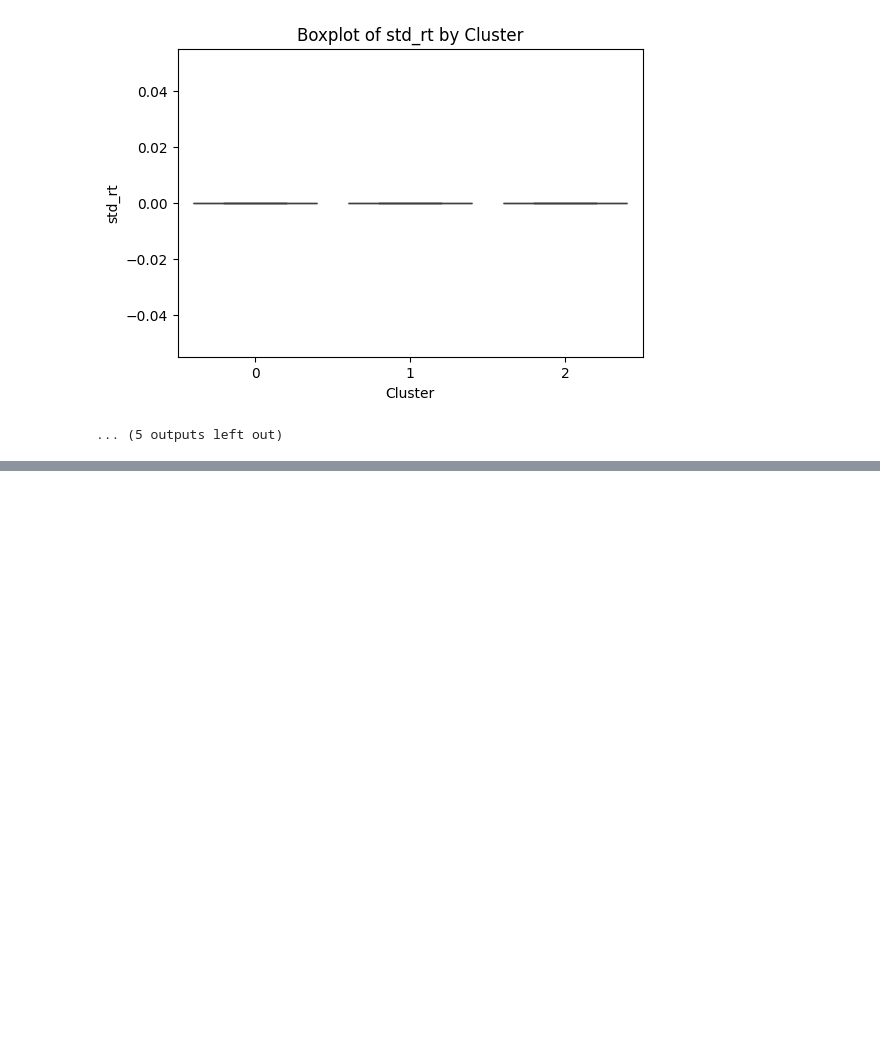
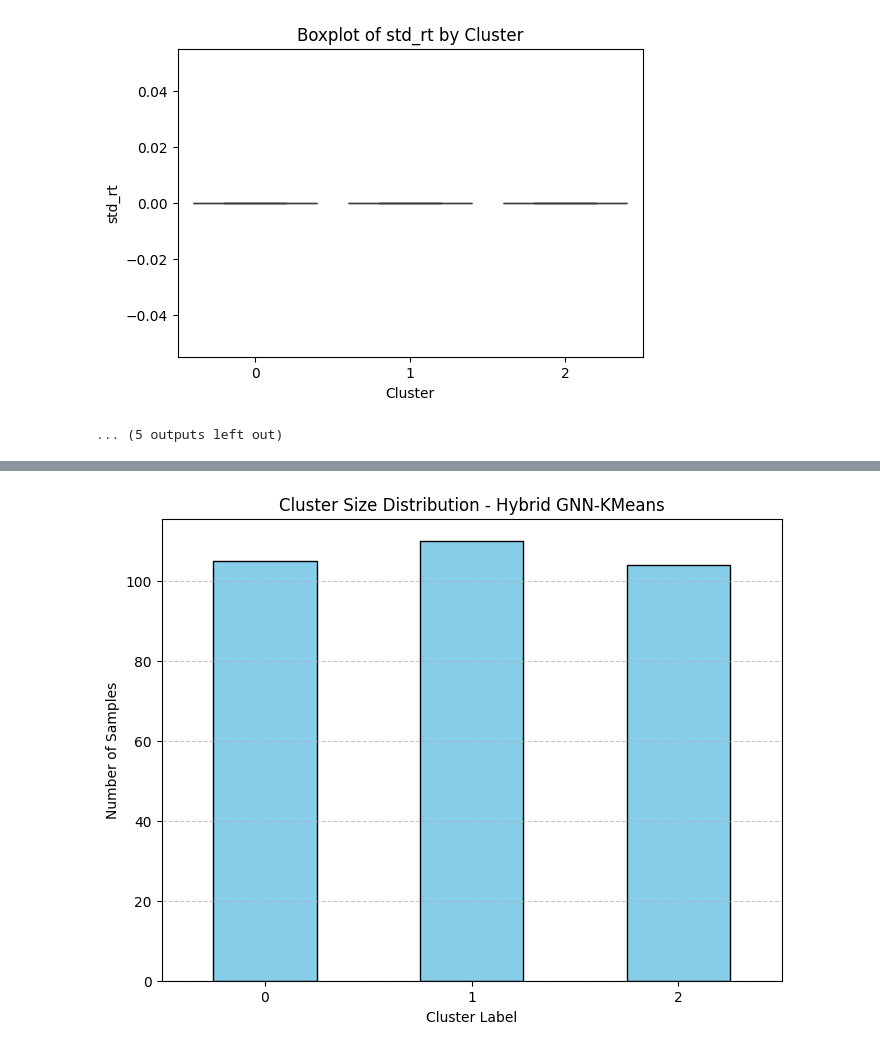
Before and after one commit to AyeshaAnzerBCIT/Multisource, a Jupyter notebook: BehavioralData_KNN.ipynb, the cells around one changed output, grey strips where cells are left out. Saved outputs shown, nothing was run; the diff lists cells and outputs as text; code cells hidden in the pictures; blank space fills up the shorter version.

```diff
--- a/BehavioralData_KNN.ipynb
+++ b/BehavioralData_KNN.ipynb
@@ -660,0 +1419,31 @@ Cluster
+# %%
+import matplotlib.pyplot as plt
+
+def plot_cluster_distribution(df):
+    """Plots cluster size distribution for the Hybrid GNN-KMeans approach"""
+
+    # Check if the clustering column exists
+    if "Hybrid_GNN_KMeans" not in df.columns:
+        print("Error: Column 'Hybrid_GNN_KMeans' not found in dataframe.")
+        return
+
+    # Ensure cluster labels are integers
+    df["Hybrid_GNN_KMeans"] = df["Hybrid_GNN_KMeans"].astype(int)
+
+    # Count cluster occurrences
+    cluster_counts = df["Hybrid_GNN_KMeans"].value_counts().sort_index()
+
+    # Plot bar chart
+    plt.figure(figsize=(8,6))
+    cluster_counts.plot(kind="bar", color="skyblue", edgecolor="black")
+    plt.xlabel("Cluster Label")
+    plt.ylabel("Number of Samples")
+    plt.title("Cluster Size Distribution - Hybrid GNN-KMeans")
+    plt.xticks(rotation=0)
+    plt.grid(axis="y", linestyle="--", alpha=0.7)
+    plt.show()
+
+# Call the function
+plot_cluster_distribution(df)
+# %% [output]
+[figure, added]
```
Also changed, not shown: parts of 10 cells of this notebook.
